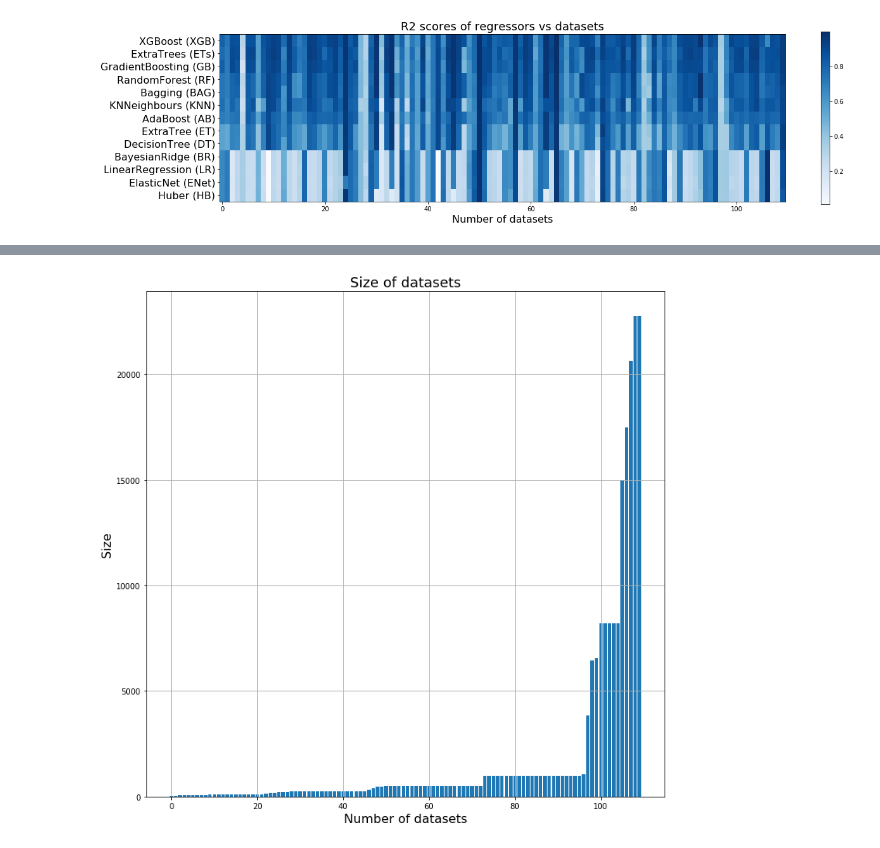
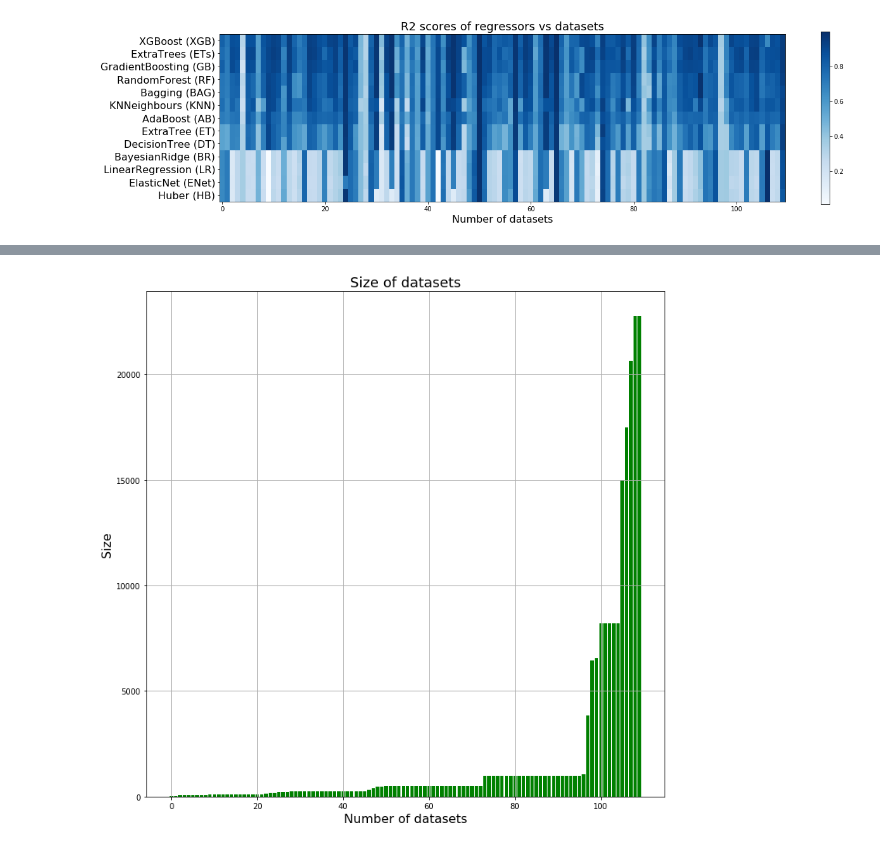
Before and after one commit to anuprulez/pmlb_regression, a Jupyter notebook: Regression_plots_paper.ipynb, the cells around one changed output, grey strips where cells are left out. Saved outputs shown, nothing was run; the diff lists cells and outputs as text; code cells hidden in the pictures.

```diff
--- a/Regression_plots_paper.ipynb
+++ b/Regression_plots_paper.ipynb
@@ -27,7 +27,7 @@ dataset_names = file_obj.read()
 dataset_names_list = dataset_names.split("\n")
 dataset_names_list = list(filter(None, dataset_names_list))
 print("Datasets used: %d \n" % len(dataset_names_list))
-print(dataset_names)
+#print(dataset_names)
 dataset_names = dataset_names_list
 
 clf_names = list()
@@ -68,10 +68,7 @@ model_nice_dict = {
     'DecisionTree': 'DT',
     'BayesianRidge': 'BR',
     'LinearRegression': 'LR',
-    #'LinearSVR': 'LSVR',
-    #'Lars': 'LA',
     'ElasticNet': 'ENet',
-    #'SGD': 'SGD',
     'Huber': 'HB'
 }
 
@@ -87,10 +84,7 @@ model_nice_dict_y = {
     'DecisionTree': 'DecisionTree (DT)',
     'BayesianRidge': 'BayesianRidge (BR)',
     'LinearRegression': 'LinearRegression (LR)',
-    #'LinearSVR': 'LinearSVR (LSVR)',
-    #'Lars': 'Lars (LA)',
     'ElasticNet': 'ElasticNet (ENet)',
-    #'SGD': 'SGD',
     'Huber': 'Huber (HB)'
 }
 
@@ -116,9 +110,8 @@ for x in range(n_clf):
         mask_matrix.append(x == y)
 mask_matrix = np.array(mask_matrix).reshape(n_clf, n_clf)
 
-#rcParams['font.family'] = "Times New Roman"
-
-plt.figure(figsize=(12, 12))
+rcParams['font.family'] = "Times New Roman"
+plt.figure(figsize=(13, 13))
 sb.heatmap(np.round((performance_datasets), 2), fmt='0.0%',
            mask=mask_matrix,
            cmap=sb.cubehelix_palette(500, light=0.95, dark=0.15),
@@ -128,7 +121,7 @@ plt.xticks(fontsize=12)
 plt.yticks(fontsize=12)
 plt.xlabel('Losses', fontsize=14)
 plt.ylabel('Wins', fontsize=14)
-plt.title('% out of '+ str(n_datasets) +' where regressor A outperformed regressor B', fontsize=18)
+plt.title('% out of '+ str(n_datasets) +' datasets where regressor A outperformed regressor B', fontsize=18)
 h = plt.gcf()
 plt.tight_layout()
 plt.show()
@@ -257,23 +236,25 @@ Processing results for no optimisation ...
 # %%
 # plot dataset sizes
 
 data_folder_name = "data_used/"
 d_lengths = list()
 
 for f_name in dataset_names:
     f_name_modified = f_name.split(".")
     f_name_modified = ".".join(f_name_modified[0:len(f_name_modified) - 1])
-    ds_path = data_folder_name + f_name_modified
-    df = pd.read_csv(ds_path, sep="\t")
-    d_lengths.append(len(df))
-
+    try:
+        ds_path = data_folder_name + f_name_modified
+        df = pd.read_csv(ds_path, sep="\t")
+        d_lengths.append(len(df))
+    except:
+        continue
 plt.figure(figsize=(12, 12))
 y_pos = np.arange(n_datasets)
-plt.bar(y_pos, sorted(d_lengths))
+plt.bar(y_pos, sorted(d_lengths), color='g')
 plt.xlabel('Number of datasets', size=16)
 plt.ylabel('Size', size=16)
 plt.title('Size of datasets', size=18)
 plt.grid(True)
 plt.show()
 # %% [output]
-[figure, old version]
+[figure, new version]
```
Also changed, not shown: parts of 2 cells of this notebook.
